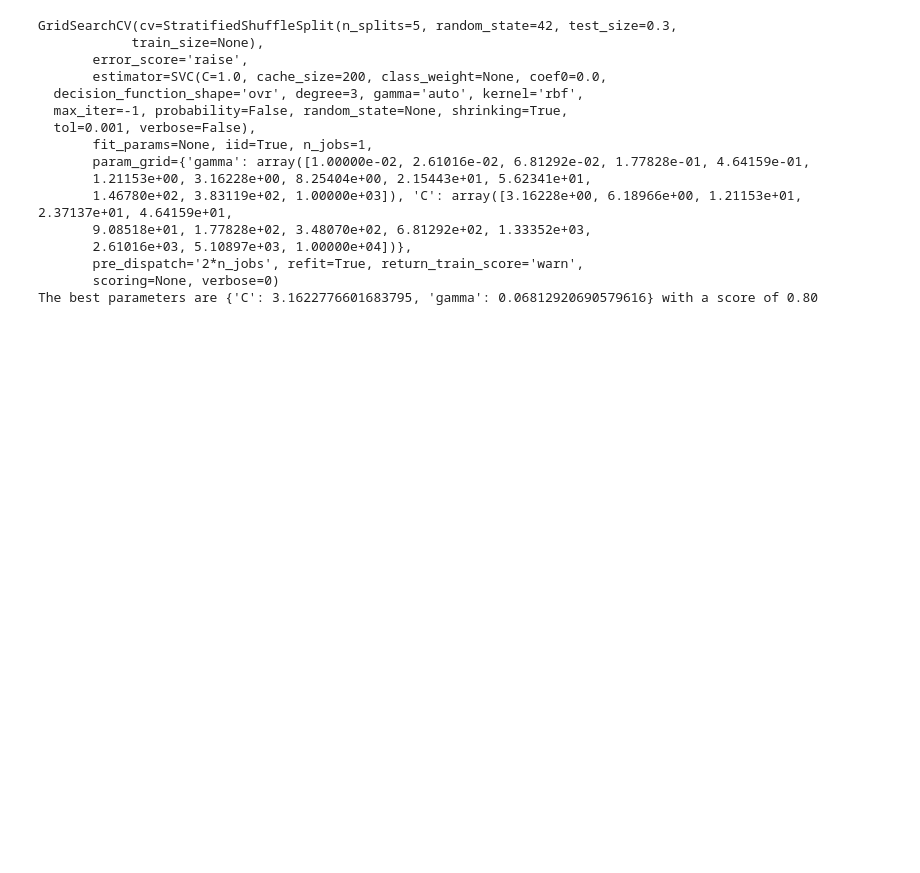
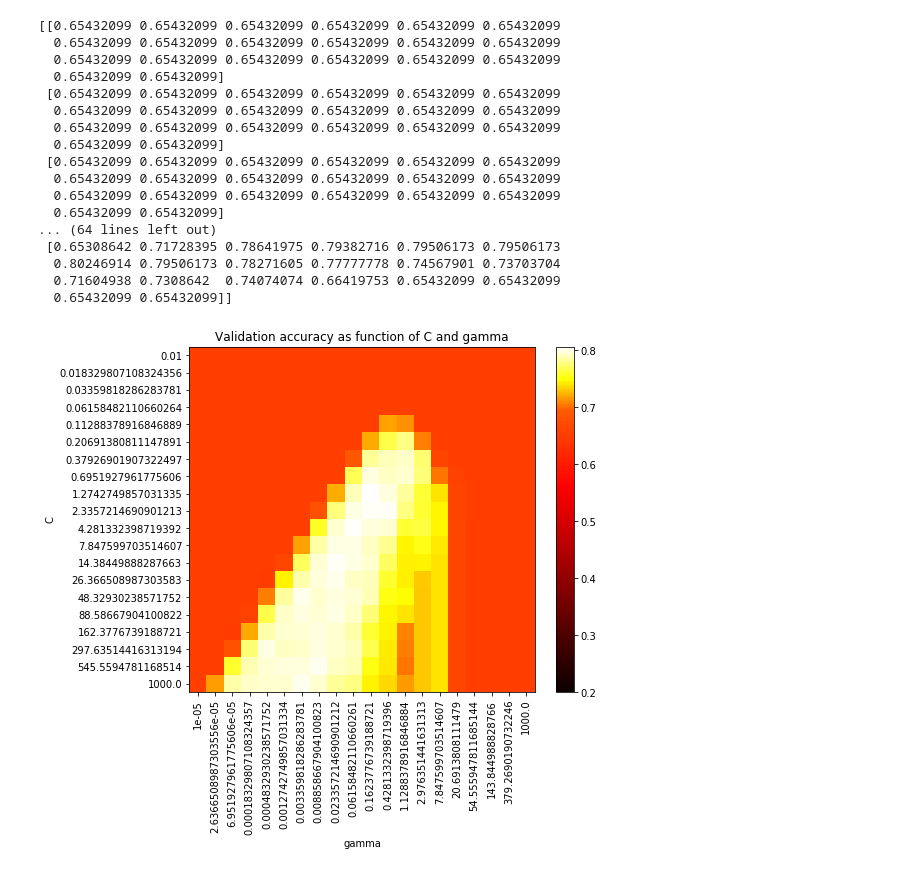
Before and after one commit to aideenf/SVM_RBF_Kernel, a Jupyter notebook: SVM_RBF_Kernel.ipynb, the cells around one changed output. Cells and saved outputs as stored; diff of their text form; code cells hidden in the pictures; blank space fills up the shorter version.

```diff
--- a/SVM_RBF_Kernel.ipynb
+++ b/SVM_RBF_Kernel.ipynb
@@ -66,27 +82,28 @@ X_train, X_test, Y_train, Y_test = train_test_split(X, Y, test_size = 0.3, rando
 # %%
 # GAMMA and C configuration
 # our hint is to "use logritmmic range" for gamma:
-# what is a logritmic range?
 # "Notice an interesting thing about the logarithmic scale:
 # the distance from 1 to 2 is the same as the distance from 2 to 4, or from 4 to 8.
 # In fact any equal multiplication has the same distance: so 1 to 3 is the same as 3 to 9."
 
-# use np.logspace to define logritmic range
+# use np.geomspace to define logritmic range (similar to logspace)
 #start: the starting value of the sequence.
 #stop : the final value of the sequence
 #num  : Number of samples to generate. Default is 50.
 
-#QUESTION: HOW DO WE KNOW WHAT RANGE TO USE??????
+#QUESTION: HOW DO WE KNOW WHAT RANGE TO USE
 # "To determine good values (by Cross Validation),
 # it is important to search on the right scale. We therefore fix default values for C and σ
 # that have the right order of magnitude: In a c-class problem we use the 1/c quantile of the pairwise
 # distances of all data-points as a default for σ.
 # The default for C is the inverses of the empirical variance s2 in features space. "
+
 # https://stats.stackexchange.com/questions/43943/which-search-range-for-determining-svm-optimal-c-and-gamma-parameters
+# for the purpose of the homework we will just set like this...
 
-C_range = np.logspace(0.5, 4, 13)
-gamma_range = np.logspace(-2, 3, 13)
 
+C_range = np.geomspace(.01, 1000, 20)
+gamma_range = np.geomspace(.00001, 1000, 20)
 param_grid = dict(gamma=gamma_range, C=C_range)
 # %%
 # -----Apply cross-validation to evaluate different combinations of values of the model parameters----
@@ -107,24 +124,49 @@ cross_validate = StratifiedShuffleSplit(n_splits=5, test_size=0.3, random_state=
 
 grid = GridSearchCV(SVC(), param_grid=param_grid, cv=cross_validate)
 grid.fit(X_train, Y_train)
-print(grid)
-print("The best parameters are %s with a score of %0.2f"
-      % (grid.best_params_, grid.best_score_))
+scores = grid.cv_results_['mean_test_score'].reshape(len(C_range),
+                                                     len(gamma_range))
+
+print(scores)
+mean = scores.mean()
 # %% [output]
-GridSearchCV(cv=StratifiedShuffleSplit(n_splits=5, random_state=42, test_size=0.3,
-            train_size=None),
-       error_score='raise',
-       estimator=SVC(C=1.0, cache_size=200, class_weight=None, coef0=0.0,
-  decision_function_shape='ovr', degree=3, gamma='auto', kernel='rbf',
-  max_iter=-1, probability=False, random_state=None, shrinking=True,
-  tol=0.001, verbose=False),
-       fit_params=None, iid=True, n_jobs=1,
-       param_grid={'gamma': array([1.00000e-02, 2.61016e-02, 6.81292e-02, 1.77828e-01, 4.64159e-01,
-       1.21153e+00, 3.16228e+00, 8.25404e+00, 2.15443e+01, 5.62341e+01,
-       1.46780e+02, 3.83119e+02, 1.00000e+03]), 'C': array([3.16228e+00, 6.18966e+00, 1.21153e+01, 2.37137e+01, 4.64159e+01,
-       9.08518e+01, 1.77828e+02, 3.48070e+02, 6.81292e+02, 1.33352e+03,
-       2.61016e+03, 5.10897e+03, 1.00000e+04])},
-       pre_dispatch='2*n_jobs', refit=True, return_train_score='warn',
-       scoring=None, verbose=0)
-The best parameters are {'C': 3.1622776601683795, 'gamma': 0.06812920690579616} with a score of 0.80
+[[0.65432099 0.65432099 0.65432099 0.65432099 0.65432099 0.65432099
+  0.65432099 0.65432099 0.65432099 0.65432099 0.65432099 0.65432099
+  0.65432099 0.65432099 0.65432099 0.65432099 0.65432099 0.65432099
+  0.65432099 0.65432099]
+ [0.65432099 0.65432099 0.65432099 0.65432099 0.65432099 0.65432099
+  0.65432099 0.65432099 0.65432099 0.65432099 0.65432099 0.65432099
+  0.65432099 0.65432099 0.65432099 0.65432099 0.65432099 0.65432099
+  0.65432099 0.65432099]
+ [0.65432099 0.65432099 0.65432099 0.65432099 0.65432099 0.65432099
+  0.65432099 0.65432099 0.65432099 0.65432099 0.65432099 0.65432099
+  0.65432099 0.65432099 0.65432099 0.65432099 0.65432099 0.65432099
+  0.65432099 0.65432099]
+... (64 lines left out)
+ [0.65308642 0.71728395 0.78641975 0.79382716 0.79506173 0.79506173
+  0.80246914 0.79506173 0.78271605 0.77777778 0.74567901 0.73703704
+  0.71604938 0.7308642  0.74074074 0.66419753 0.65432099 0.65432099
+  0.65432099 0.65432099]]
+# %%
+# Draw heatmap of the validation accuracy as a function of gamma and C
+#
+# The score are encoded as colors with the hot colormap which varies from dark
+# red to bright yellow. As the most interesting scores are all located in the
+# 0.7ish range we use a custom normalizer to set the mid-point to 0.7 so
+# as to make it easier to visualize the small variations of score values in the
+# interesting range
+
+plt.figure(figsize=(8, 6))
+plt.subplots_adjust(left=.2, right=0.95, bottom=0.15, top=0.95)
+plt.imshow(scores, interpolation='nearest', cmap=plt.cm.hot,
+           norm=MidpointNormalize(vmin=0.2, midpoint=mean))
+plt.xlabel('gamma')
+plt.ylabel('C')
+plt.colorbar()
+plt.xticks(np.arange(len(gamma_range)), gamma_range, rotation=90)
+plt.yticks(np.arange(len(C_range)), C_range)
+plt.title('Validation accuracy as function of C and gamma')
+plt.show()
+# %% [output]
+[figure, added]
 # %%
```
Also changed, not shown: parts of 10 cells of this notebook.
